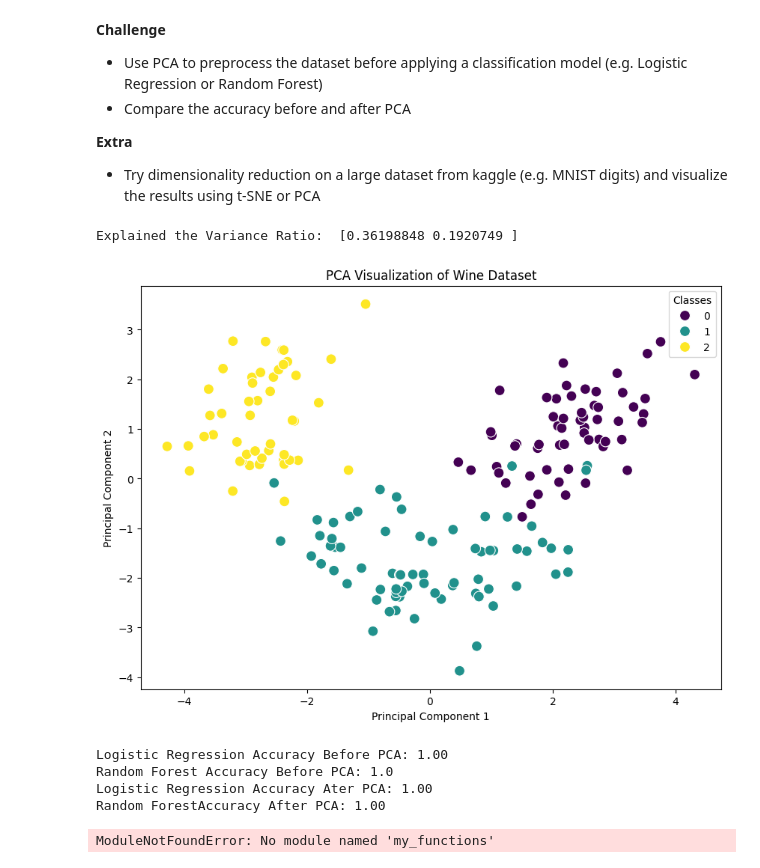
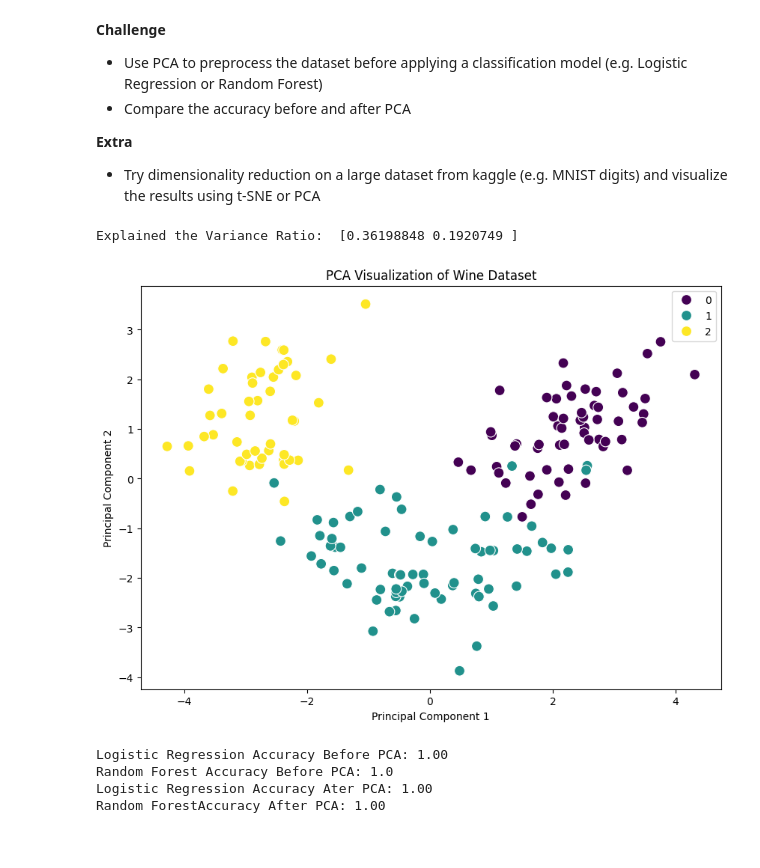
Before and after one commit to danilot390/AI-Practices, a Jupyter notebook: H9DAI/dimensionality_reduction.ipynb, the cells around one changed output. Drawn from its saved outputs; the diff is of its cells as text; code cells hidden in the pictures.

```diff
--- a/H9DAI/dimensionality_reduction.ipynb
+++ b/H9DAI/dimensionality_reduction.ipynb
@@ -46,7 +46,7 @@ sns.scatterplot(x=X_pca[:,0], y=X_pca[:,1], hue=y, palette='viridis', s=100)
 plt.title('PCA Visualization of Wine Dataset')
 plt.xlabel('Principal Component 1')
 plt.ylabel('Principal Component 2')
-plt.legend(title='Classes')
+plt.legend(loc = 'best')
 plt.show()
 
 # Classification Task: Before PCA
@@ -55,50 +55,35 @@ X_train, X_test, y_train, y_test = train_test_split(X_scaled, y, test_size=0.2,
 # Logistic Regression
 lr = LogisticRegression(max_iter=1000, random_state=42)
 lr.fit(X_train, y_train)
 y_pred_lr = lr.predict(X_test)
 lr_accuracy_before = accuracy_score(y_test, y_pred_lr)
 print(f'Logistic Regression Accuracy Before PCA: {lr_accuracy_before:.2f}')
 
 # Random Forest
 rf = RandomForestClassifier(random_state=42)
 rf.fit(X_train, y_train)
 y_pred_rf = rf.predict(X_test)
 rf_accuracy_before = accuracy_score(y_test, y_pred_rf)
 print(f'Random Forest Accuracy Before PCA: {rf_accuracy_before}')
 
 # Classification Task: After PCA
 X_train_pca, X_test_pca, y_train_pca, y_test_pca = train_test_split(X_pca, y, test_size=0.2, random_state=42)
 
 # Logistic Regression
 lr.fit(X_train_pca, y_train_pca)
 y_pred_rf_pca = lr.predict(X_test_pca)
 lr_accuracy_after = accuracy_score(y_test_pca, y_pred_rf_pca)
 print(f'Logistic Regression Accuracy Ater PCA: {lr_accuracy_after:.2f}')
 
 # Random Forest
 rf.fit(X_train_pca, y_train_pca)
 y_pred_rf_pca = rf.predict(X_test_pca)
 rf_accuracy_after = accuracy_score(y_test_pca, y_pred_rf_pca)
 print(f'Random ForestAccuracy After PCA: {rf_accuracy_after:.2f}')
 # %% [output]
 Explained the Variance Ratio:  [0.36198848 0.1920749 ]
-[figure, old version]
+[figure, new version]
 Logistic Regression Accuracy Before PCA: 1.00
 Random Forest Accuracy Before PCA: 1.0
 Logistic Regression Accuracy Ater PCA: 1.00
 Random ForestAccuracy After PCA: 1.00
-# %%
-from my_functions import load_kaggle_dataset, clean_up
-
-from sklearn.datasets import fetch_openml
-from sklearn.manifold import TSNE
-
-dataset_name = 'zalando-research/fashionmnist'
-extract_path = '../../Kaggle_Datasets/mnist'
-csv_name = 'fashion-mnist_train.csv'
-df = load_kaggle_dataset(dataset_name, extract_path, csv_name)
-
-mnist = fetch_openml('../../Kaggle_Datasets/mnist/fashion-mnist_train.csv', version=1)
-X_mnist, y_mnist = mnist.data, mnist.target.astype(int)
-# %% [output]
-ModuleNotFoundError: No module named 'my_functions'
```
Also changed, not shown: parts of 2 cells of this notebook, 3 other files.
